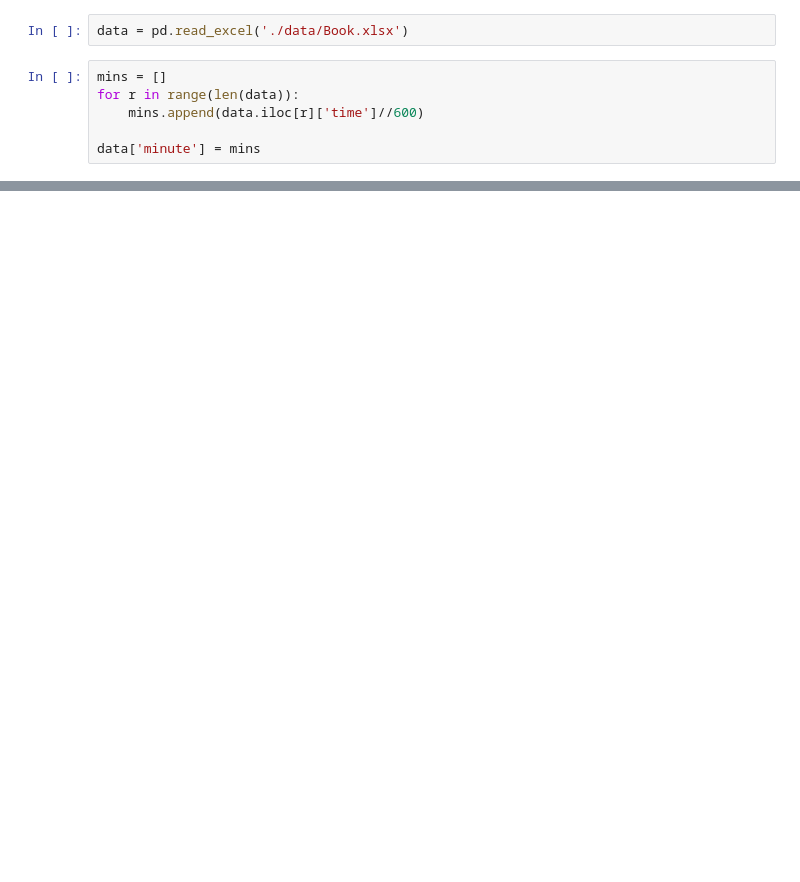
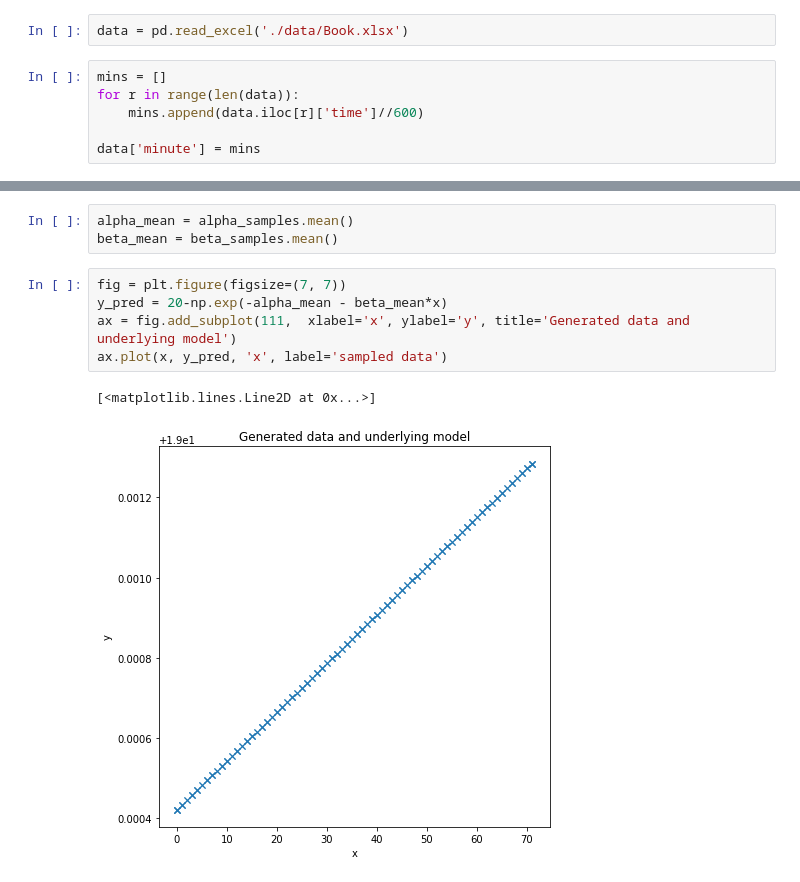
Before and after one commit to Bhardwaj-Rishabh/Machine-Learning-Sensor-Temperature-Temporal-Drift-Compensation, a Jupyter notebook: bayes.ipynb, the cells around one changed output, grey strips where cells are left out. Saved outputs shown, nothing was run; the diff lists cells and outputs as text; blank space fills up the shorter version.

```diff
--- a/bayes.ipynb
+++ b/bayes.ipynb
@@ -100,0 +137,11 @@ true_slope
+# %%
+alpha_mean = alpha_samples.mean()
+beta_mean = beta_samples.mean()
+# %%
+fig = plt.figure(figsize=(7, 7))
+y_pred = 20-np.exp(-alpha_mean - beta_mean*x)
+ax = fig.add_subplot(111,  xlabel='x', ylabel='y', title='Generated data and underlying model')
+ax.plot(x, y_pred, 'x', label='sampled data')
+# %% [output]
+[<matplotlib.lines.Line2D at 0x...>]
+[figure, added]
```
Also changed, not shown: parts of 5 cells of this notebook, 1 other file.
